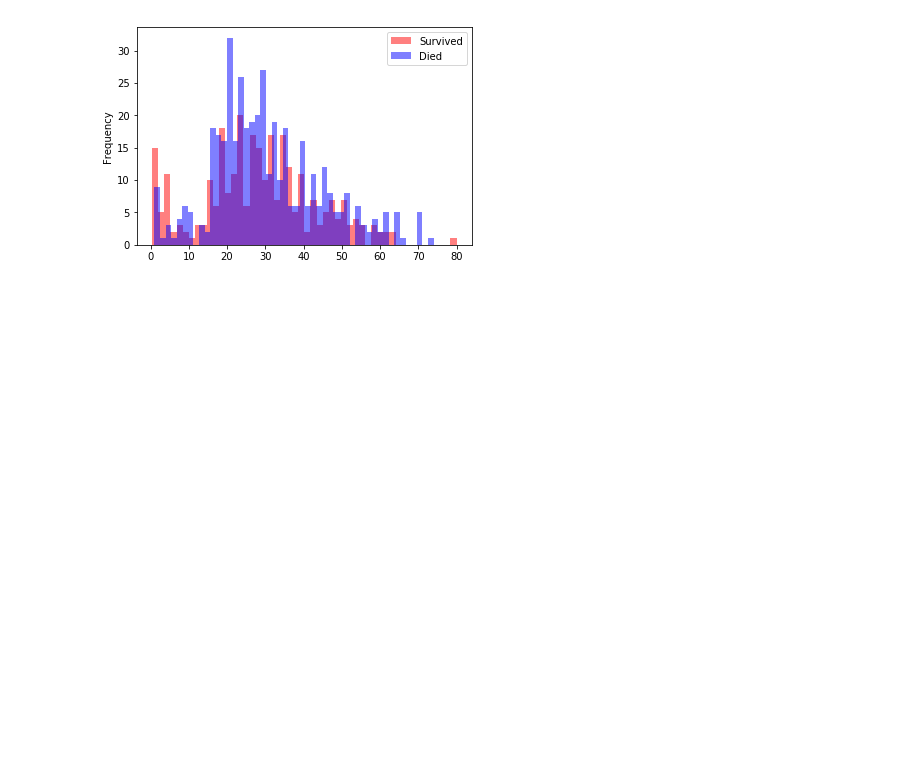
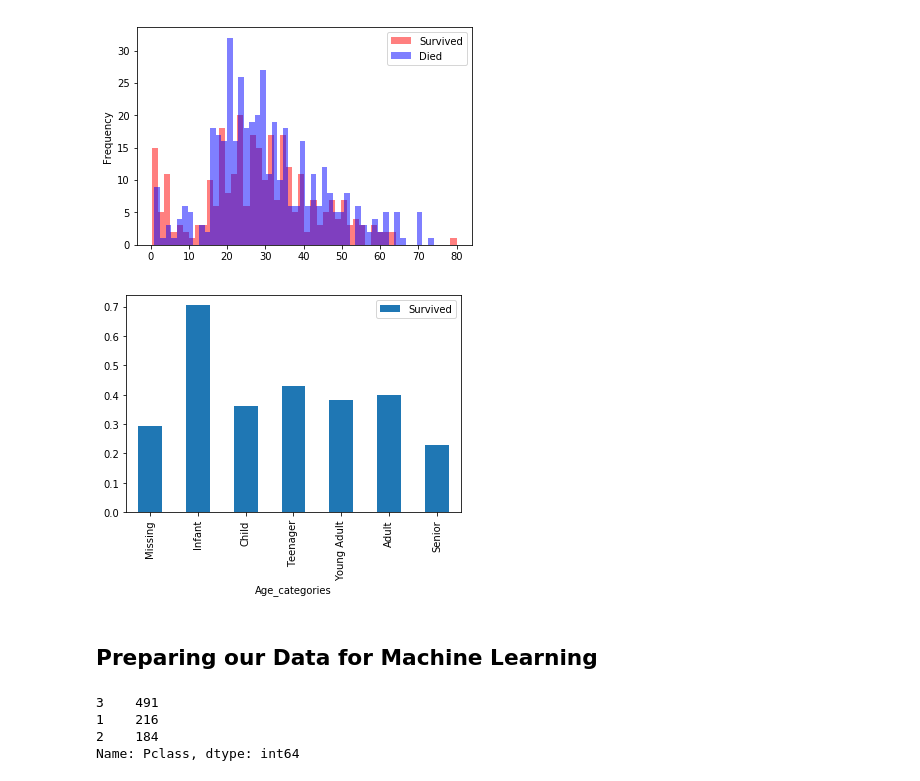
Before and after one commit to leandrosca/Python, a Jupyter notebook: Kaggle_Titanic_Tutorial.ipynb, the cells around one changed output. Saved outputs shown, nothing was run; the diff lists cells and outputs as text; code cells hidden in the pictures; blank space fills up the shorter version.

```diff
--- a/Kaggle_Titanic_Tutorial.ipynb
+++ b/Kaggle_Titanic_Tutorial.ipynb
@@ -91,3 +91,29 @@ plt.legend(['Survived','Died'])
 plt.show()
 # %% [output]
 [figure]
+# %%
+def process_age(df,cut_points,label_names):
+    df["Age"] = df["Age"].fillna(-0.5)
+    df["Age_categories"] = pd.cut(df["Age"],cut_points,labels=label_names)
+    return df
+
+cut_points = [-1,0, 5, 12, 18, 35, 60, 100]
+label_names = ["Missing", 'Infant', "Child", 'Teenager', "Young Adult", 'Adult', 'Senior']
+
+train = process_age(train,cut_points,label_names)
+test = process_age(test,cut_points,label_names)
+
+age_cat_pivot = train.pivot_table(index="Age_categories",values="Survived")
+age_cat_pivot.plot.bar()
+plt.show()
+# %% [output]
+[figure, added]
+# %% [markdown]
+## Preparing our Data for Machine Learning
+# %%
+train['Pclass'].value_counts()
+# %% [output]
+3    491
+1    216
+2    184
+Name: Pclass, dtype: int64
```
Also changed, not shown: parts of 2 cells of this notebook.
